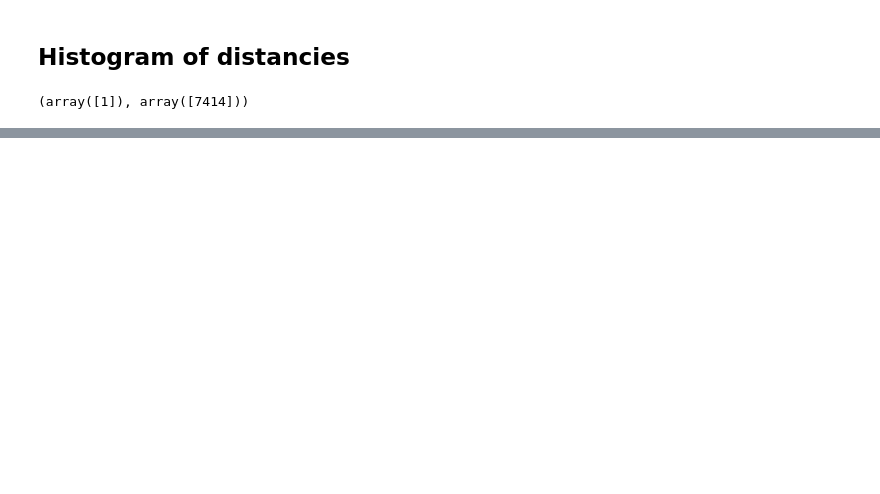
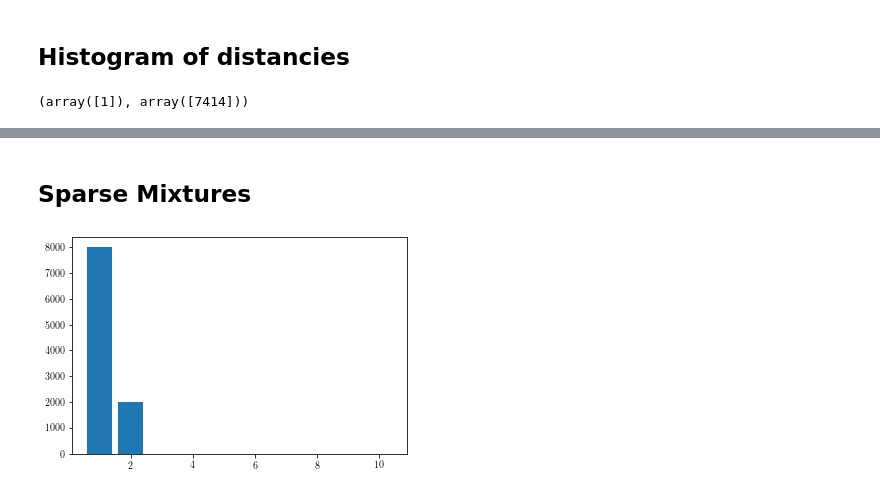
Before and after one commit to mberaha/spatial_mixtures, a Jupyter notebook: notebooks/Logitnormal MC simulations.ipynb, the cells around one changed output, grey strips where cells are left out. Saved outputs shown, nothing was run; the diff lists cells and outputs as text; code cells hidden in the pictures; blank space fills up the shorter version.

```diff
--- a/notebooks/Logitnormal MC simulations.ipynb
+++ b/notebooks/Logitnormal MC simulations.ipynb
@@ -255,0 +283,29 @@ plt.show()
+# %% [markdown]
+## Sparse Mixtures
+# %%
+def simulate_logit_normal(Sigma, nsamples):
+    dim = Sigma.shape[0]
+    mean = np.random.normal(loc=0, scale=40, size=dim)
+    draws = np.random.multivariate_normal(mean=mean, cov=Sigma, size=nsamples)
+    return np.apply_along_axis(inv_alr, 1, draws)
+# %%
+var = 5
+cov = 0
+
+dim = 10
+Nsamples = 10000
+Sigma = np.ones((dim -1, dim-1)) * cov
+for i in range(dim - 1):
+    Sigma[i, i] = var
+samplesLogit1 = simulate_logit_normal(Sigma, Nsamples)
+# %%
+num_nonzero = np.zeros(Nsamples)
+for i in range(Nsamples):
+    num_nonzero[i] = len(np.where(samplesLogit1[i, :] > 0.01)[0])
+
+x = np.arange(1, 11)
+y = np.array([np.sum(num_nonzero == i) for i in x])
+plt.bar(x, y)
+plt.show()
+# %% [output]
+[figure, added]
```
Also changed, not shown: parts of 20 cells of this notebook.
